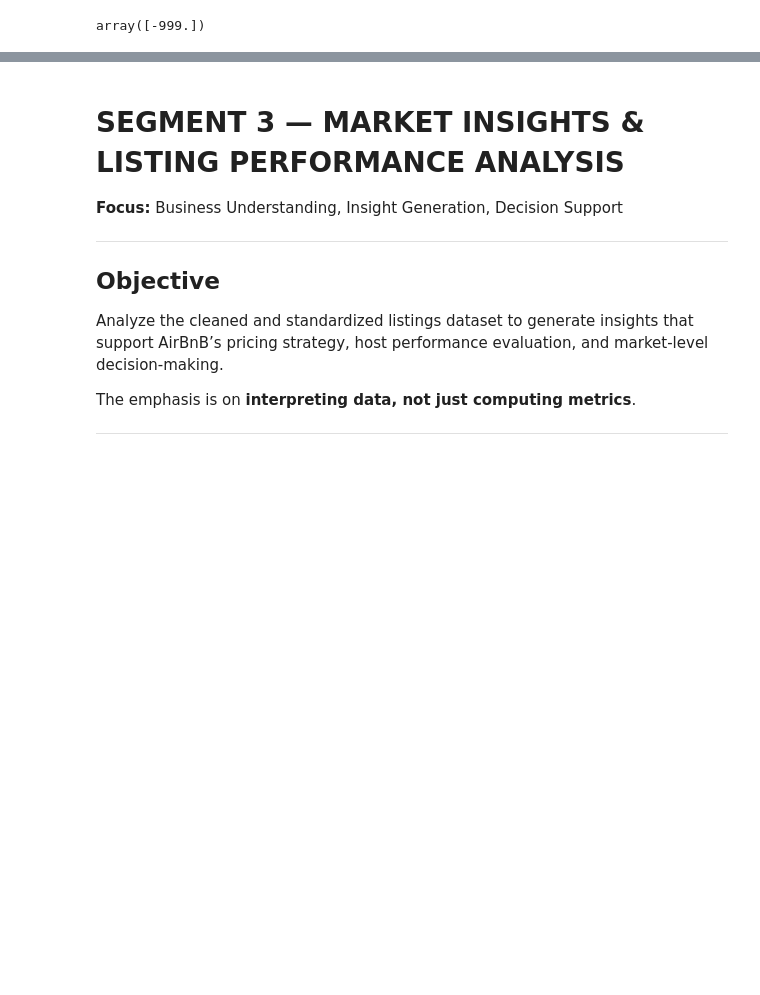
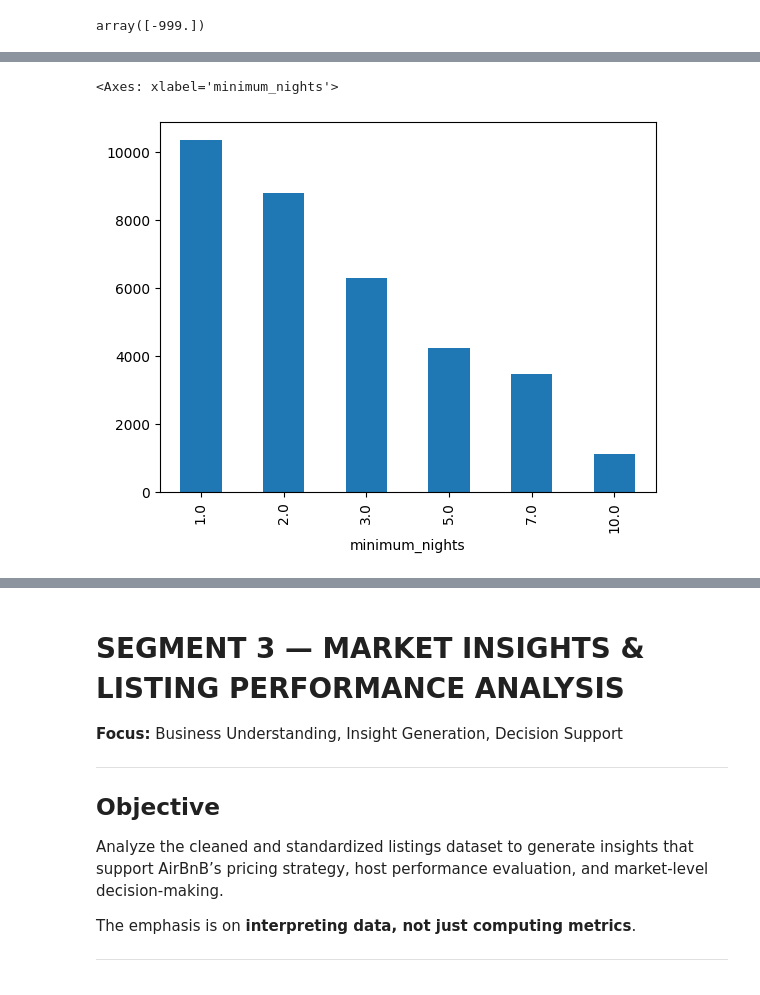
Before and after one commit to Madhankumarr11/Guvi_M59_Class, a Jupyter notebook: Copy_of_AirBnB_Listings_Data_–_Daily_Work_of_a_Data_Team.ipynb, the cells around one changed output, grey strips where cells are left out. Cells and saved outputs as stored; diff of their text form; code cells hidden in the pictures; blank space fills up the shorter version.

```diff
--- a/Copy_of_AirBnB_Listings_Data_–_Daily_Work_of_a_Data_Team.ipynb
+++ b/Copy_of_AirBnB_Listings_Data_–_Daily_Work_of_a_Data_Team.ipynb
@@ -1185,0 +1218,2 @@ array([-999.])
+# %%
+df_master['price'].fillna(df_master['price'].median(), inplace=True)
@@ -1185,0 +1253,5 @@ array([-999.])
+# %%
+df_master['minimum_nights'].value_counts().plot(kind='bar')
+# %% [output]
+<Axes: xlabel='minimum_nights'>
+[figure, added]
```
Also changed, not shown: parts of 51 cells of this notebook.
